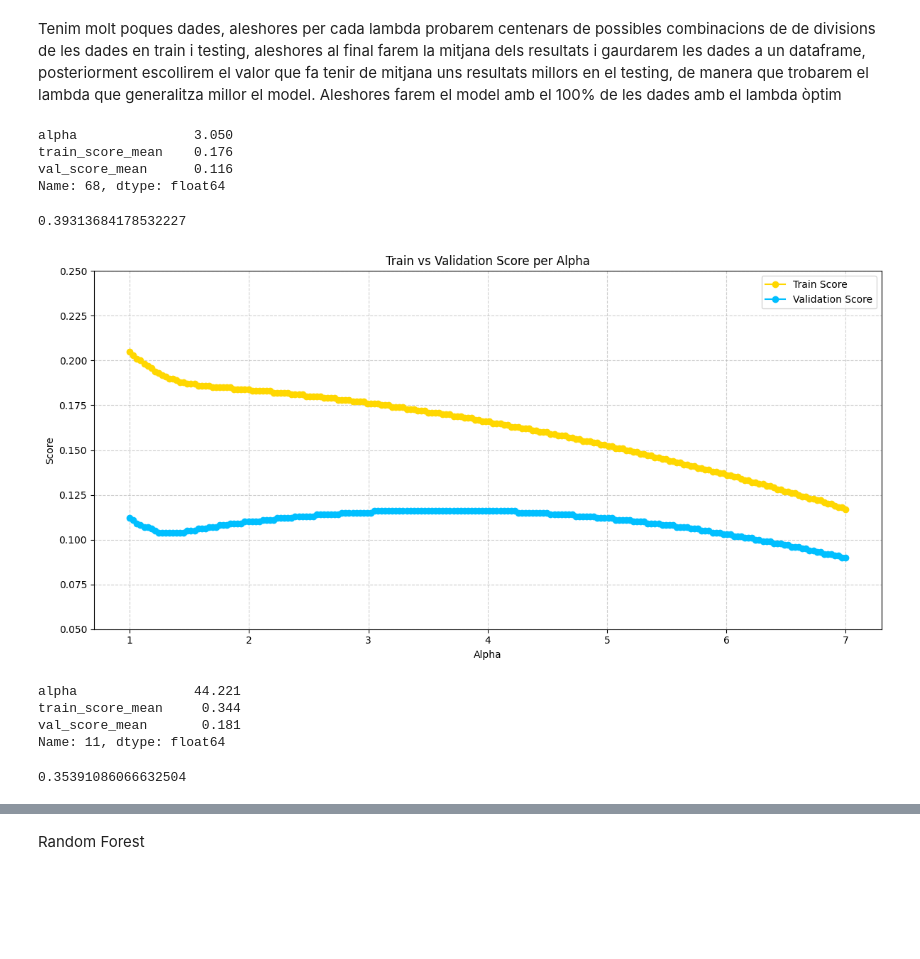
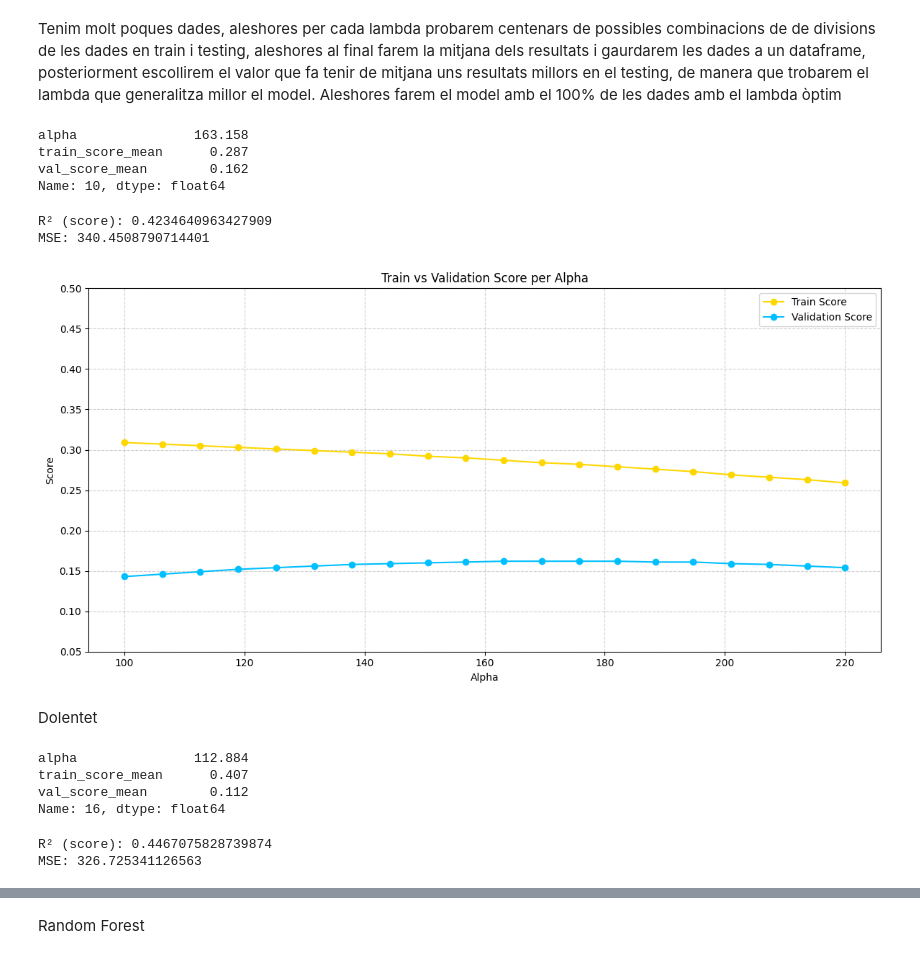
Before and after one commit to Xorii/TFG-Jordi-Capdevila-Transformers, a Jupyter notebook: 04.1_Model_TF-idf.ipynb, the cells around one changed output, grey strips where cells are left out. Drawn from its saved outputs; the diff is of its cells as text; code cells hidden in the pictures; blank space fills up the shorter version.

```diff
--- a/04.1_Model_TF-idf.ipynb
+++ b/04.1_Model_TF-idf.ipynb
@@ -47,11 +54,11 @@ from sklearn.linear_model import Lasso, Ridge
 
 results = []
 c = 0
-for i in np.linspace(1, 7, num=200):
+for i in np.linspace(100, 220, num=20):
     m = []
     n = []
-    for r in range(1,201):
-        print(f"{round((c+(r-1)/200)/200*100,1)}%", end='\r', flush=True)
+    for r in range(1,41):
+        print(f"{round((c+(r-1)/40)/20*100,1)}%", end='\r', flush=True)
         train_X, test_X, train_y, test_y = train_test_split(x, y, test_size=0.2, random_state=r)
         lasso_reg = linear_model.Lasso(alpha=i, max_iter=100, tol=0.1)
         lasso_reg.fit(train_X, train_y)
@@ -67,53 +74,59 @@ df_results_lasso.to_pickle(path="data/lasso_TF-idf.pkl")
 
 #print(df_results_lasso)
 # %% [output]
-alpha               3.050
-train_score_mean    0.176
-val_score_mean      0.116
-Name: 68, dtype: float64
+alpha               163.158
+train_score_mean      0.287
+val_score_mean        0.162
+Name: 10, dtype: float64
 # %%
 df_results_lasso = pd.read_pickle("data/lasso_TF-idf.pkl")
 alpha = float(df_results_lasso['val_score_mean'].max())
 lasso_reg = linear_model.Lasso(alpha=alpha, max_iter=1000, tol=0.01)
 lasso_reg.fit(x, y)
-lasso_reg.score(x, y)
+y_pred = lasso_reg.predict(x)
+mse = mean_squared_error(y, y_pred)
+print("R² (score):", lasso_reg.score(x, y))
+print("MSE:", mse)
 # %% [output]
-0.39313684178532227
+R² (score): 0.4234640963427909
+MSE: 340.4508790714401
 # %%
 import matplotlib.pyplot as plt
 import numpy as np
 
 # Dades
 alphas = df_results_lasso['alpha']
 train_scores = df_results_lasso['train_score_mean']
 val_scores = df_results_lasso['val_score_mean']
 
 # Crear el gràfic de línies
 plt.figure(figsize=(12, 6))
 plt.plot(alphas, train_scores, marker='o', color='gold', label='Train Score')
 plt.plot(alphas, val_scores, marker='o', color='deepskyblue', label='Validation Score')
 
 # Etiquetes i títol
 plt.xlabel('Alpha')
 plt.ylabel('Score')
 plt.title('Train vs Validation Score per Alpha')
 plt.legend()
 plt.grid(True, linestyle='--', alpha=0.6)
 plt.tight_layout()
-plt.ylim(0.05, 0.25)
+plt.ylim(0.05, 0.5)
 
 plt.show()
 # %% [output]
-[figure, old version]
+[figure, new version]
+# %% [markdown]
+Dolentet
 # %%
 results = []
 c=0
-for i in np.linspace(0.0001, 800, num=200):
+for i in np.logspace(-3, 3, num=20):
     m = []
     n = []
+    print(f"{c/20}%", end='\r', flush=True)
     c = c+1
-    print(f"{c/2}%", end='\r', flush=True)
-    for r in range(1,250):
+    for r in range(1,41):
         train_X, test_X, train_y, test_y = train_test_split(x, y, test_size=0.2, random_state=r)
         ridge_reg = linear_model.Ridge(alpha=i, max_iter=100, tol=0.1)
         ridge_reg.fit(train_X, train_y)
@@ -127,18 +140,22 @@ print(df_results_ridge.loc[df_results_ridge['val_score_mean'].idxmax()])
 #print(df_results_ridge)
 df_results_ridge.to_pickle(path="data/ridge_TF-idf.pkl")
 # %% [output]
-alpha               44.221
-train_score_mean     0.344
-val_score_mean       0.181
-Name: 11, dtype: float64
+alpha               112.884
+train_score_mean      0.407
+val_score_mean        0.112
+Name: 16, dtype: float64
 # %%
 df_results_ridge = pd.read_pickle("data/ridge_TF-idf.pkl")
 alpha = float(df_results_ridge['val_score_mean'].max())
 ridge_reg = linear_model.Lasso(alpha=alpha, max_iter=1000, tol=0.01)
 ridge_reg.fit(x, y)
-ridge_reg.score(x, y)
+y_pred = ridge_reg.predict(x)
+mse = mean_squared_error(y, y_pred)
+print("R² (score):", ridge_reg.score(x, y))
+print("MSE:", mse)
 # %% [output]
-0.35391086066632504
+R² (score): 0.4467075828739874
+MSE: 326.725341126563
 # %%
 import matplotlib.pyplot as plt
 import numpy as np
```
Also changed, not shown: parts of 23 cells of this notebook, 5 other files.
